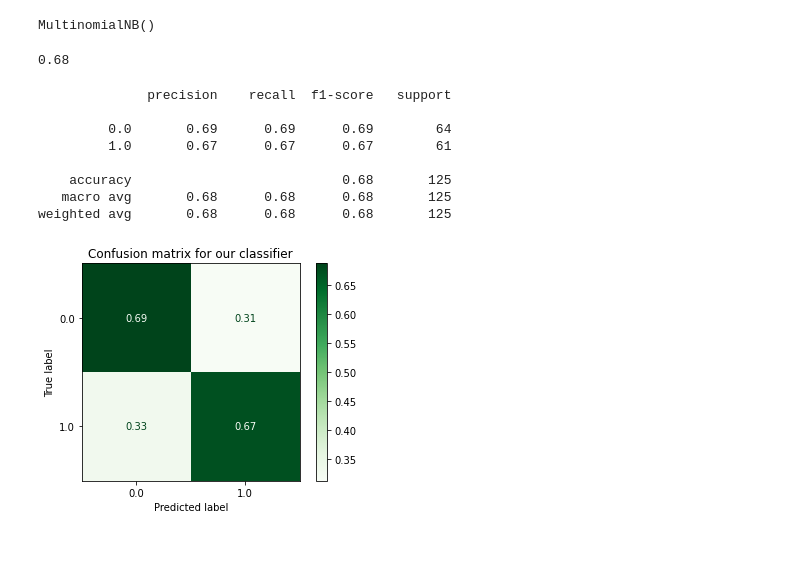
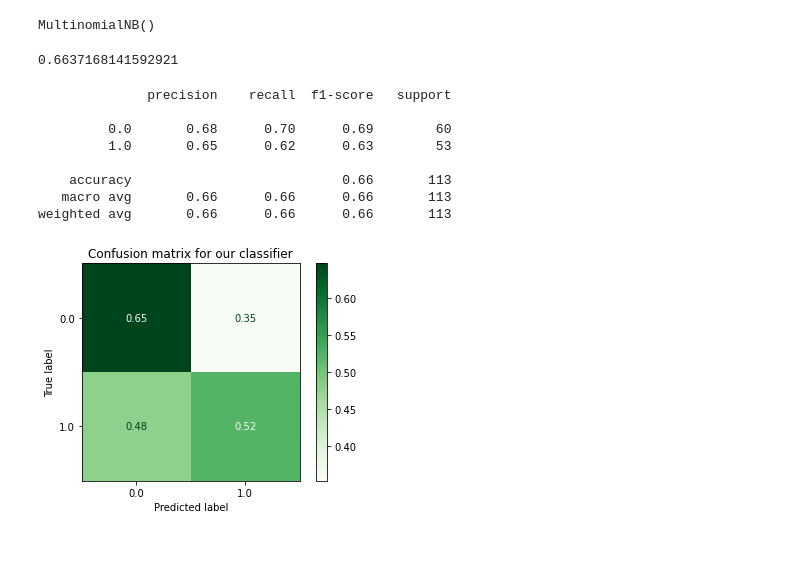
Before and after one commit to NizarMaarouf/Final_Project_Ruppin_Nizar, a Jupyter notebook: Python_Files/IPYNB/04/plot_classifier_comparison.ipynb, the cells around one changed output. Cells and saved outputs as stored; diff of their text form; code cells hidden in the pictures.

Commit message:
new from tody nizar

```diff
--- a/Python_Files/IPYNB/04/plot_classifier_comparison.ipynb
+++ b/Python_Files/IPYNB/04/plot_classifier_comparison.ipynb
@@ -41,5 +41,5 @@ Sklearn : 1.0.2
 # %%
-data = pd.read_csv (r'C:\Users\nizar.maarouf\Desktop\project2021\Arabic_Words.csv').head(376)
+data = pd.read_csv (r'C:\Users\nizar.maarouf\Desktop\Final_Progect_Ruppin\CSV_Files\Arabic_Words10.csv').head(450)
 data.head()
 # %% [output]
 |  | Word | Count | Noun | Verb | Letter | adjective | morphological | The | diacritic | Outcome |
@@ -209,7 +209,8 @@ dtype: int64
 # %% [markdown]
 ## Gaussian Naive Bayes
 # %%
-x_train, x_validation, y_train, y_test = train_test_split(x, y, test_size = 0.33, random_state = 252)
+from sklearn.naive_bayes import MultinomialNB
+x_train, x_validation, y_train, y_test = train_test_split(x, y, test_size = 0.3, random_state = 450)
 nb =  MultinomialNB()
 # nb = GaussianNB(priors=None, var_smoothing=1e-09)
 nb_model = nb.fit(x_train, y_train)
@@ -220,7 +221,7 @@ MultinomialNB()
 # %%
 accuracy_score(y_test, y_pred)
 # %% [output]
-0.68
+0.6637168141592921
 # %%
 # cross_val_score(lr_model, x_test, y_test, cv = 10).mean()
 # %%
@@ -228,35 +229,36 @@ print(classification_report(y_test, y_pred)) # get detail print
 # %% [output]
               precision    recall  f1-score   support
 
-         0.0       0.69      0.69      0.69        64
-         1.0       0.67      0.67      0.67        61
+         0.0       0.68      0.70      0.69        60
+         1.0       0.65      0.62      0.63        53
 
-    accuracy                           0.68       125
-   macro avg       0.68      0.68      0.68       125
-weighted avg       0.68      0.68      0.68       125
+    accuracy                           0.66       113
+   macro avg       0.66      0.66      0.66       113
+weighted avg       0.66      0.66      0.66       113
 # %%
 from sklearn.metrics import plot_confusion_matrix
 from sklearn import svm
 import numpy as np    # linear algebra
 import pandas as pd   # data processing, CSV file I/O (e.g. pd.read_csv)
 import sys
 import scipy
 import matplotlib
 import sklearn
 from mlxtend.plotting import plot_decision_regions
-data = pd.read_csv (r'C:\Users\nizar.maarouf\Desktop\project2021\Arabic_Words.csv').head(376)
+from sklearn.naive_bayes import MultinomialNB
+data = pd.read_csv (r'C:\Users\nizar.maarouf\Desktop\Final_Progect_Ruppin\CSV_Files\Arabic_Words10.csv').head(450)
 data.drop("Word", inplace = True, axis=1)
 y = data['Outcome'].values
 x = data.drop(["Outcome"], axis = 1)
-x_train, x_test, y_train, y_test = train_test_split(x, y, test_size = 0.33, random_state = 252)
+x_train, x_test, y_train, y_test = train_test_split(x, y, test_size = 0.3, random_state = 450)
 nb =  MultinomialNB()
 nb_model.fit(x_train, y_train)
 matrix = plot_confusion_matrix(nb_model, x_test, y_test,cmap=plt.cm.Greens,normalize='true')
 plt.title('Confusion matrix for our classifier')
 plt.show(matrix)
 plt.show()
 # %% [output]
-[figure, old version]
+[figure, new version]
 # %%
 # nb_model.predict(x_validation)[0:45]
 # %%
```
Also changed, not shown: parts of 16 cells of this notebook, 14 other files.
